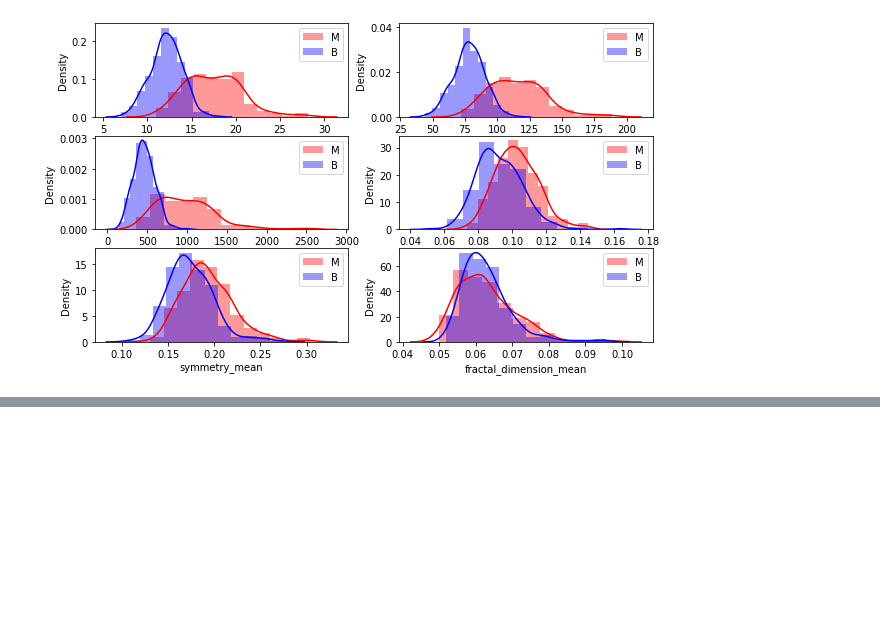
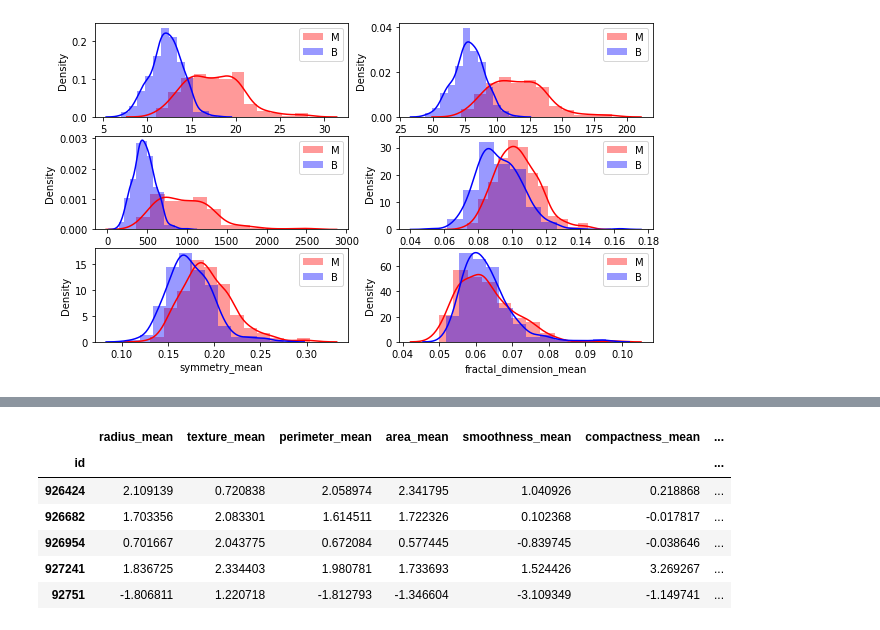
Before and after one commit to a-forty-two/COG-02082021, a Jupyter notebook: BreastCancerAnalysis_2.ipynb, the cells around one changed output, grey strips where cells are left out. Drawn from its saved outputs; the diff is of its cells as text; code cells hidden in the pictures; blank space fills up the shorter version.

```diff
--- a/BreastCancerAnalysis_2.ipynb
+++ b/BreastCancerAnalysis_2.ipynb
@@ -127,0 +243,15 @@ plt.show()
+# %%
+
+stats = inputs.describe().T
+mu = stats['mean']
+sigma = stats['std']
+scaledinputs = (inputs-mu)/sigma
+scaledinputs.tail()
+# %% [output]
+|  | radius_mean | texture_mean | perimeter_mean | area_mean | smoothness_mean | compactness_mean | ... |
+| id |  |  |  |  |  |  | ... |
+| 926424 | 2.109139 | 0.720838 | 2.058974 | 2.341795 | 1.040926 | 0.218868 | ... |
+| 926682 | 1.703356 | 2.083301 | 1.614511 | 1.722326 | 0.102368 | -0.017817 | ... |
+| 926954 | 0.701667 | 2.043775 | 0.672084 | 0.577445 | -0.839745 | -0.038646 | ... |
+| 927241 | 1.836725 | 2.334403 | 1.980781 | 1.733693 | 1.524426 | 3.269267 | ... |
+| 92751 | -1.806811 | 1.220718 | -1.812793 | -1.346604 | -3.109349 | -1.149741 | ... |
```
Also changed, not shown: parts of 24 cells of this notebook.
